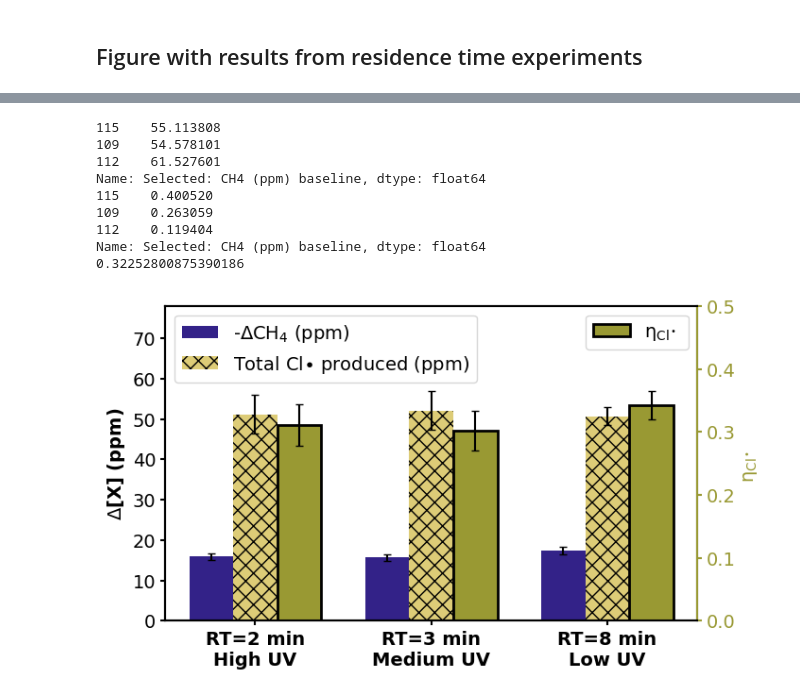
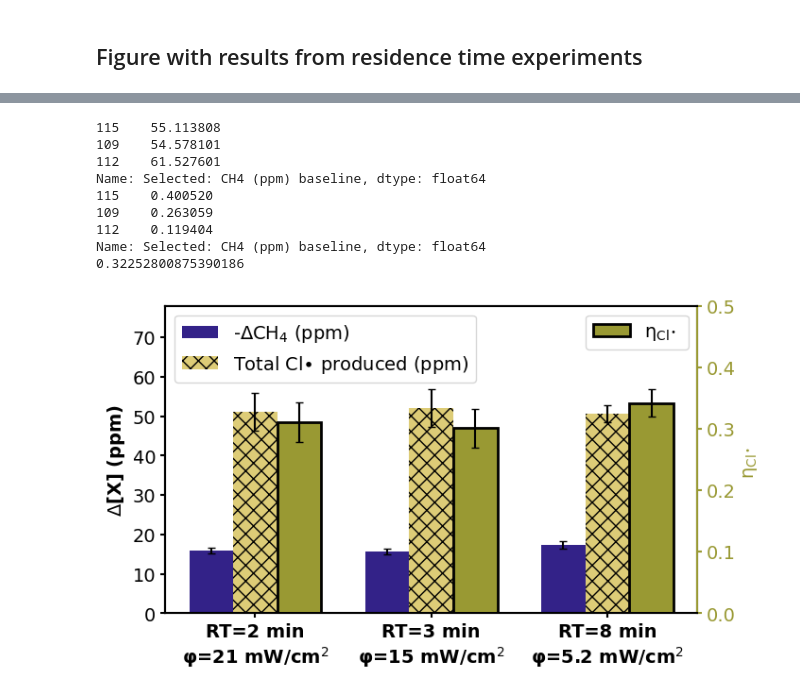
Before and after one commit to richardsrandall/Fall-2024-Cl2, a Jupyter notebook: _combined_plots/paper_plots_v1/figure-residence_time.ipynb, the cells around one changed output, grey strips where cells are left out. Drawn from its saved outputs; the diff is of its cells as text; code cells hidden in the pictures.

Commit message:
Reported light flux on residence time figure (again)

```diff
--- a/_combined_plots/paper_plots_v1/figure-residence_time.ipynb
+++ b/_combined_plots/paper_plots_v1/figure-residence_time.ipynb
@@ -92,7 +96,7 @@ import numpy as np
 print(-1.0*np.log(1-current_data.ch4_conversions/current_data.ch4_baselines)/np.array([2,3,8]))
 print(-1.0*np.log(1-0.62)/3)
 
-bar_names = ['RT=2 min\nHigh UV','RT=3 min\nMedium UV','RT=8 min\nLow UV']
+bar_names = ['RT=2 min\nφ=21 mW/cm$^2$','RT=3 min\nφ=15 mW/cm$^2$','RT=8 min\nφ=5.2 mW/cm$^2$']
 ax.bar(x+0*width,current_data.ch4_conversions,width,color=line_default_properties['CH4']['color'],hatch='',label='-$\Delta$CH$_4$ (ppm)')
 ax.errorbar(x+0*width,current_data.ch4_conversions,current_data.ch4_95_ci,linestyle='None',color='k',capsize=3)
 ax.bar(x+1*width,current_data.cl_budget,width,color=line_default_properties['Cl2']['color'],hatch='xx',label='Total Cl$\\bullet$ produced (ppm)')
@@ -110,31 +114,31 @@ ax_right.yaxis.label.set_color(right_ax_color)
 ax_right.spines['right'].set_color(right_ax_color)
 ax.set_ylim(0,78)
 ax_right.set_ylim(0,0.5)
 
 ax.legend(loc='upper left')
 ax_right.legend(loc='upper right')
 
 ax.set_xticks(x + width, bar_names,fontweight=plot_default_properties['font_weight'])
 
 for ax in [ax, ax_right]:
     ax.tick_params(width=plot_default_properties['box_linewidth'])
     for spine in ax.spines.values():
         spine.set_linewidth(plot_default_properties['box_linewidth'])
 
 for d in [current_data.ch4_conversions, current_data.cl_budget, current_data.cl_per_ch4]:
     vars = np.abs(d-d[1])/d[1]
 
 plt.savefig('exported_images/vary_residence_time_results.png', bbox_inches='tight',dpi=300)
 plt.show()
 pass
 # %% [output]
 115    55.113808
 109    54.578101
 112    61.527601
 Name: Selected: CH4 (ppm) baseline, dtype: float64
 115    0.400520
 109    0.263059
 112    0.119404
 Name: Selected: CH4 (ppm) baseline, dtype: float64
 0.32252800875390186
-[figure, old version]
+[figure, new version]
```
Also changed, not shown: parts of 1 cell of this notebook, 1 other file.
